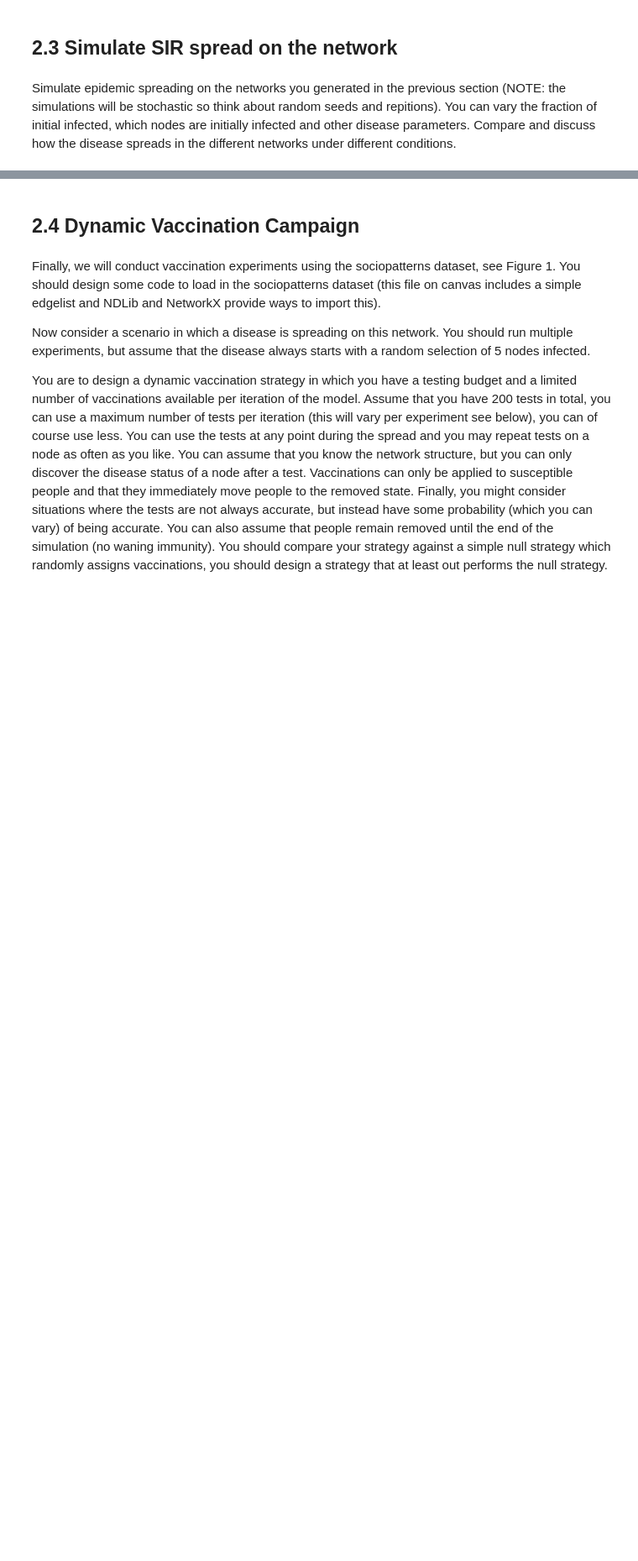
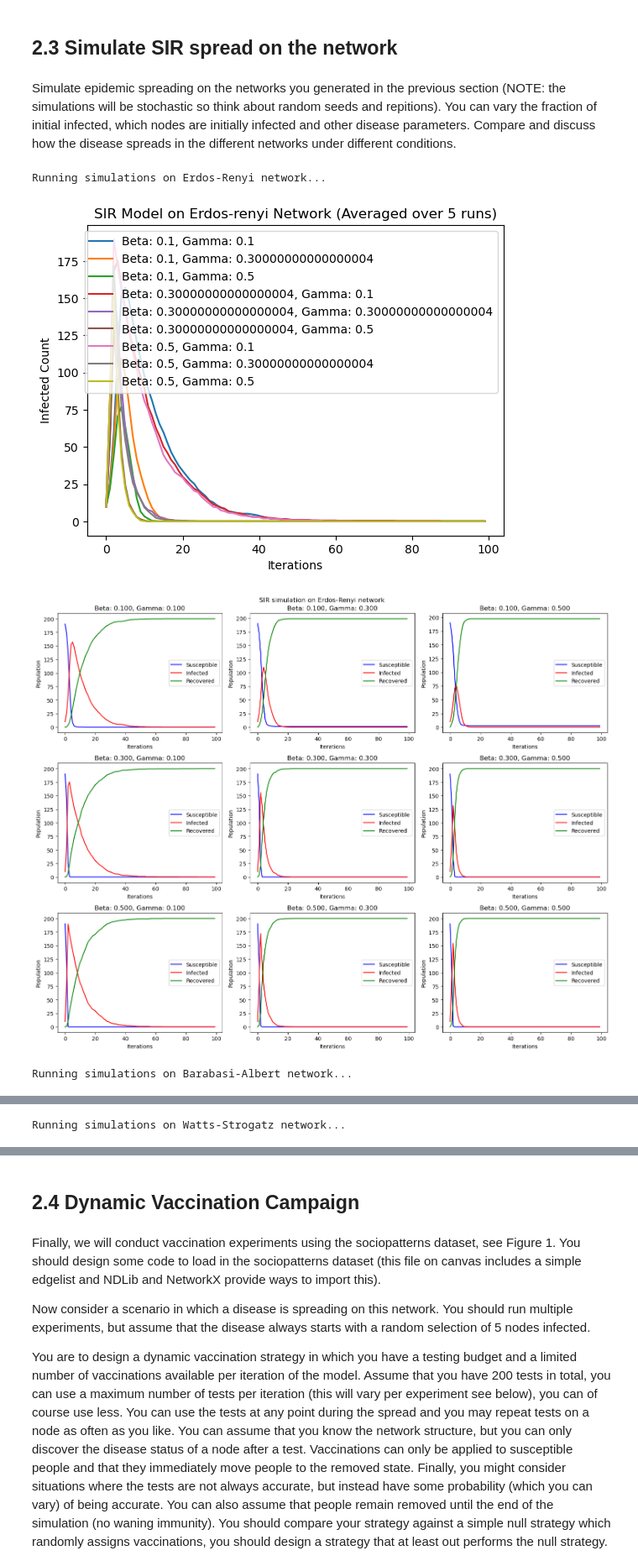
Before and after one commit to kshnva/Intro-CLS-Assignment-2, a Jupyter notebook: spatial.ipynb, the cells around one changed output, grey strips where cells are left out. Shown at 84% size. Drawn from its saved outputs; the diff is of its cells as text; code cells hidden in the pictures; blank space fills up the shorter version.

```diff
--- a/spatial.ipynb
+++ b/spatial.ipynb
@@ -345,7 +371,7 @@ You can vary the fraction of initial infected, which nodes are initially infecte
 disease parameters. Compare and discuss how the disease spreads in the different networks
 under different conditions.
 # %%
-def experiment_with_varying_parameters(beta_values, gamma_values, network_type='Erdos-Reyni', num_nodes=100,
+def experiment_with_varying_parameters(beta_values, gamma_values, network_type='Erdos-Renyi', num_nodes=100,
                                        initial_infected_fraction=0.01, iterations=100, repetitions=5, seed=None):
     results = {}
 
@@ -379,32 +405,37 @@ def experiment_with_varying_parameters(beta_values, gamma_values, network_type='
 
             # Store results
             results[(beta, gamma)] = (avg_susceptible, avg_infected, avg_recovered)
 
             # Plot the infected curve for each beta, gamma pair
             plt.plot(avg_infected, label=f'Beta: {beta}, Gamma: {gamma}')
 
     plt.title(f'SIR Model on {network_type.capitalize()} Network (Averaged over {repetitions} runs)')
     plt.xlabel('Iterations')
     plt.ylabel('Infected Count')
     plt.legend()
     plt.show()
 
     return results
 
 # Define parameters for the experiment
 beta_values = np.linspace(0.1, 0.5, 3)  # Infection probabilities to explore
 gamma_values = np.linspace(0.1, 0.5, 3)  # Recovery probabilities to explore
-network_types = ['Erdos-Reyni', 'Barabasi-Albert', 'Watts-Strogatz']  # Different network types
+network_types = ['Erdos-Renyi', 'Barabasi-Albert', 'Watts-Strogatz']  # Different network types
 num_nodes = 200  # Number of nodes in the network
 initial_infected_fraction = 0.05  # Fraction of initial infected population
 iterations = 100  # Number of iterations for the SIR model
 repetitions = 5  # Number of repetitions to smooth out randomness
 seed = 42  # Base seed for stochasticity control
 
 # Run experiments on each network type and plot the results
 for network_type in network_types:
     print(f"Running simulations on {network_type} network...")
     results = experiment_with_varying_parameters(beta_values, gamma_values, network_type=network_type,
                                                  num_nodes=num_nodes, initial_infected_fraction=initial_infected_fraction,
                                                  iterations=iterations, repetitions=repetitions, seed=seed)
-    plot_sir_results(results)
+    plot_sir_results(results, f"SIR simulation on {network_type} network")
+# %% [output]
+Running simulations on Erdos-Renyi network...
+[figure, added]
+[figure, added]
+Running simulations on Barabasi-Albert network...
@@ -410,0 +444 @@ for network_type in network_types:
+Running simulations on Watts-Strogatz network...
```
Also changed, not shown: parts of 23 cells of this notebook.
